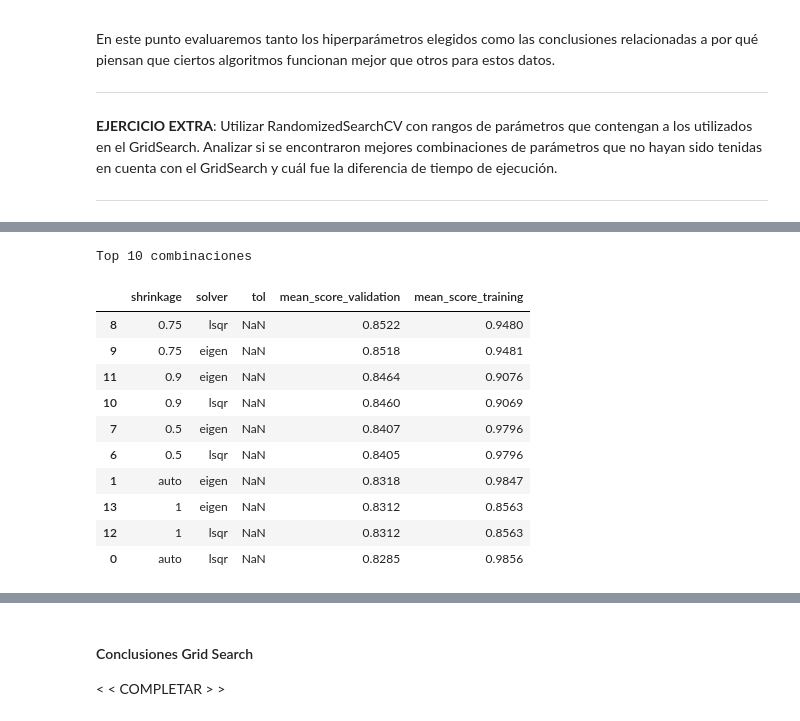
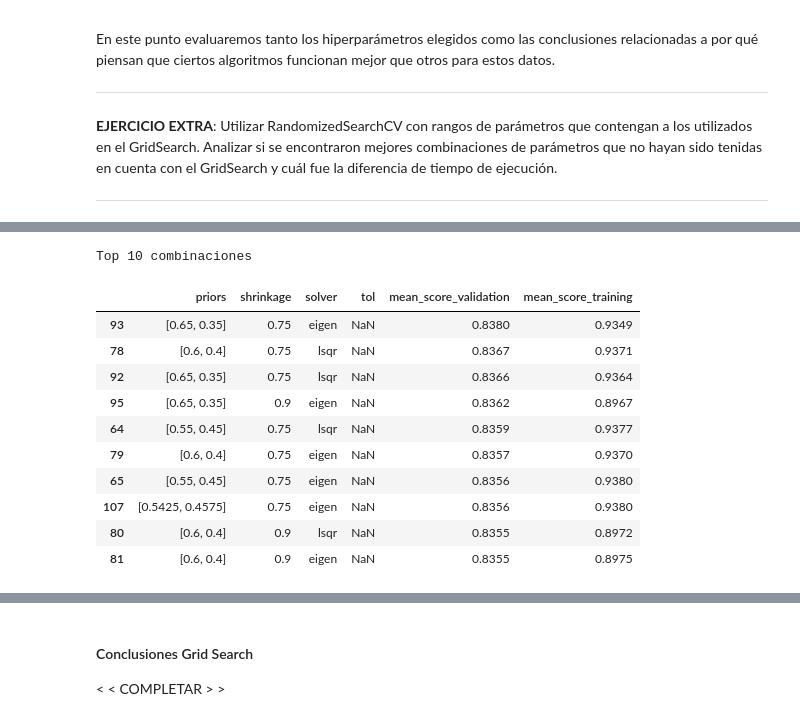
Before and after one commit to jlassa/TP1---aa, a Jupyter notebook: TP1.ipynb, the cells around one changed output, grey strips where cells are left out. Cells and saved outputs as stored; diff of their text form; code cells hidden in the pictures.

```diff
--- a/TP1.ipynb
+++ b/TP1.ipynb
@@ -453,11 +454,11 @@ Top 10 combinaciones
 ##### DT ITERATION 2
 dt_grid_parameters = {
     'criterion': ['gini', 'entropy'],
-    'splitter': ['random'],
-    'max_depth':[4],
-    'min_samples_split': [2, 3, 7, 9, 12, 16, 18, 20, 25, 30],
-    'min_samples_leaf': [1, 10, 12, 14, 16, 18, 20, 25, 30],
-    'max_features': [100, 90, 80, 70, 60, 50]
+    'splitter': ['random', 'best'],
+    'max_depth':[3, 4],
+    'min_samples_split': [2, 3, 7, 9, 16, 19, 22, 25, 28, 30],
+    'min_samples_leaf': [1, 3, 5, 7, 9, 11, 13, 15, 17],
+    'max_features': [ 100, 90, 80, 70, 60, 50]
 }
 np.random.seed(1234)
 cv = sklearn.model_selection.StratifiedKFold(n_splits=5 , shuffle=True)
@@ -479,0 +481,15 @@ Top 10 combinaciones
+# %%
+##### DT ITERATION 3
+dt_grid_parameters = {
+    'criterion': ['gini', 'entropy'],
+    'splitter': ['random'],
+    'max_depth':[4, 3],
+    'min_samples_split': [2, 7, 19, 20, 21, 22, 27, 28, 29, 30, 31, 32],
+    'min_samples_leaf': [1, 6, 7, 8, 9, 10, 11, 12, 13, 14, 15, 16, 17],
+    'max_features': [100, 95, 90, 85, 80]
+}
+np.random.seed(1234)
+cv = sklearn.model_selection.StratifiedKFold(n_splits=5 , shuffle=True)
+grid = GridSearchCV(DecisionTreeClassifier(), param_grid=dt_grid_parameters, cv=cv, scoring='roc_auc')
+grid.fit(X_dev_np, y_dev_np)
+top_resultados(grid)
@@ -480,12 +509,12 @@ Top 10 combinaciones
 # %%
-##### DT ITERATION 3
+##### DT ITERATION 4
 dt_grid_parameters = {
     'criterion': ['gini', 'entropy'],
     'splitter': ['random'],
-    'max_depth':[4],
-    'min_samples_split': [5, 6, 7, 8, 9, 15, 16, 17, 18, 19, 20, 21, 22],
-    'min_samples_leaf': [13, 14, 15, 16, 17, 18, 19, 20],
-    'max_features': [80, 70]
+    'max_depth':[4, 3],
+    'min_samples_split': [2, 7, 19, 20, 21, 22, 27, 28, 29, 30, 31, 32],
+    'min_samples_leaf': [12, 13, 14, 15, 16, 17, 18],
+    'max_features': [100, 98, 96, 94, 92, 90]
 }
 np.random.seed(1234)
 cv = sklearn.model_selection.StratifiedKFold(n_splits=5 , shuffle=True)
@@ -508,32 +537,37 @@ Top 10 combinaciones
 # %%
+warnings.simplefilter(action='ignore')
 ##### LDA PARAMETERS
 lda_grid_parameters = [{
     'solver': ['lsqr', 'eigen'],
-    'shrinkage': ['auto', 0.1, 0.25, 0.50, 0.75, 0.9, 1.0]
+    'shrinkage': ['auto', 0.1, 0.25, 0.50, 0.75, 0.9, 1.0],
+    'priors': [ [0.35, 0.65], [0.4, 0.6], [0.45, 0.55], [0.5, 0.5],
+               [0.55, 0.45], [0.6, 0.4], [0.65, 0.35], [0.5425, 0.4575] ]
 }, {
     'solver': ['svd'],
-    'tol': [0.0, 0.1, 0.25, 0.50, 0.75, 0.9, 1.0]
+    'tol': [0.0, 0.0001, 0.001, 0.01, 0.1, 0.15, 0.3, 0.5, 0.75, 0.9, 1.0],
+    'priors': [ [0.35, 0.65], [0.4, 0.6], [0.45, 0.55], [0.5, 0.5],
+               [0.55, 0.45], [0.6, 0.4], [0.65, 0.35], [0.5425, 0.4575] ]
 }]
 # svd no usa shrinkage, si  usa tol
 
 np.random.seed(1234)
 cv = sklearn.model_selection.StratifiedKFold(n_splits=5 , shuffle=True)
 grid = GridSearchCV(LinearDiscriminantAnalysis(), param_grid=lda_grid_parameters, cv=cv, scoring='roc_auc')
 grid.fit(X_dev_np, y_dev_np)
 top_resultados(grid)
 # %% [output]
 Top 10 combinaciones
-|  | shrinkage | solver | tol | mean_score_validation | mean_score_training |
-| 8 | 0.75 | lsqr | NaN | 0.8522 | 0.9480 |
-| 9 | 0.75 | eigen | NaN | 0.8518 | 0.9481 |
-| 11 | 0.9 | eigen | NaN | 0.8464 | 0.9076 |
-| 10 | 0.9 | lsqr | NaN | 0.8460 | 0.9069 |
-| 7 | 0.5 | eigen | NaN | 0.8407 | 0.9796 |
-| 6 | 0.5 | lsqr | NaN | 0.8405 | 0.9796 |
-| 1 | auto | eigen | NaN | 0.8318 | 0.9847 |
-| 13 | 1 | eigen | NaN | 0.8312 | 0.8563 |
-| 12 | 1 | lsqr | NaN | 0.8312 | 0.8563 |
-| 0 | auto | lsqr | NaN | 0.8285 | 0.9856 |
+|  | priors | shrinkage | solver | tol | mean_score_validation | mean_score_training |
+| 93 | [0.65, 0.35] | 0.75 | eigen | NaN | 0.8380 | 0.9349 |
+| 78 | [0.6, 0.4] | 0.75 | lsqr | NaN | 0.8367 | 0.9371 |
+| 92 | [0.65, 0.35] | 0.75 | lsqr | NaN | 0.8366 | 0.9364 |
+| 95 | [0.65, 0.35] | 0.9 | eigen | NaN | 0.8362 | 0.8967 |
+| 64 | [0.55, 0.45] | 0.75 | lsqr | NaN | 0.8359 | 0.9377 |
+| 79 | [0.6, 0.4] | 0.75 | eigen | NaN | 0.8357 | 0.9370 |
+| 65 | [0.55, 0.45] | 0.75 | eigen | NaN | 0.8356 | 0.9380 |
+| 107 | [0.5425, 0.4575] | 0.75 | eigen | NaN | 0.8356 | 0.9380 |
+| 80 | [0.6, 0.4] | 0.9 | lsqr | NaN | 0.8355 | 0.8972 |
+| 81 | [0.6, 0.4] | 0.9 | eigen | NaN | 0.8355 | 0.8975 |
 # %%
 ##### LDA ITERATION 1
 lda_grid_parameters = {
```
Also changed, not shown: parts of 14 cells of this notebook.
